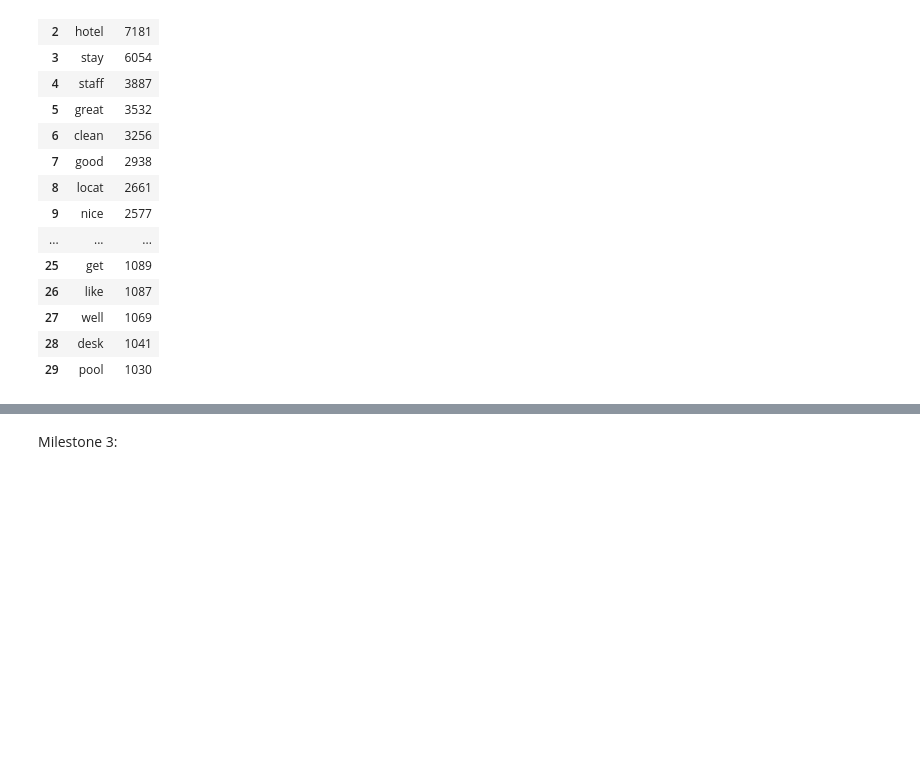
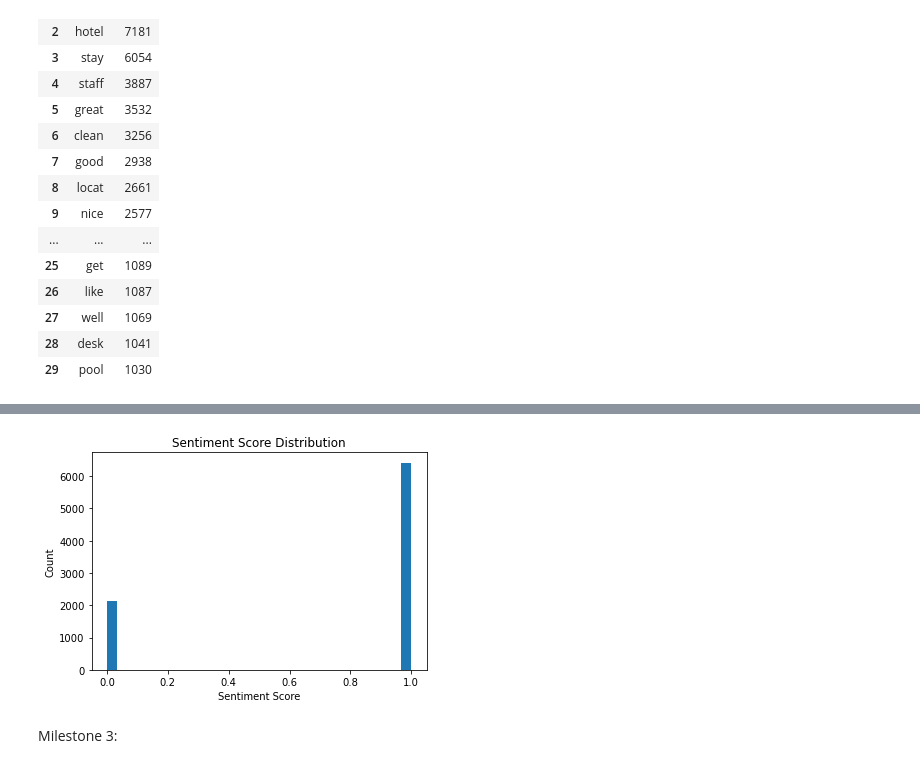
Before and after one commit to nekeitrius/Hotel-Reviews, a Jupyter notebook: Hotel_reviews.ipynb, the cells around one changed output, grey strips where cells are left out. Drawn from its saved outputs; the diff is of its cells as text; code cells hidden in the pictures; blank space fills up the shorter version.

```diff
--- a/Hotel_reviews.ipynb
+++ b/Hotel_reviews.ipynb
@@ -326,3 +326,28 @@ freq_df[0:30]
 | 27 | well | 1069 |
 | 28 | desk | 1041 |
 | 29 | pool | 1030 |
+# %%
+from sklearn.feature_extraction.text import CountVectorizer
+from sklearn.decomposition import LatentDirichletAllocation
+
+# Feature Engineering: Extracting Topics using Latent Dirichlet Allocation (LDA)
+vectorizer = CountVectorizer(max_features=1000, max_df=0.95)
+X = vectorizer.fit_transform(df['reviews'])
+
+lda = LatentDirichletAllocation(n_components=5, random_state=42)
+topics = lda.fit_transform(X)
+
+df['topic'] = topics.argmax(axis=1)
+# %%
+from nltk.sentiment.vader import SentimentIntensityAnalyzer
+
+# Sentiment Analysis using VADER
+nltk.download('vader_lexicon')
+analyzer = nltk.sentiment.SentimentIntensityAnalyzer()
+
+def get_sentiment_score(text):
+    return analyzer.polarity_scores(text)['compound']
+
+df['sentiment_scores'] = df['reviews'].apply(get_sentiment_score)
+
+df['rounded_sentiment'] = np.where(df['sentiment_scores'] >= 0.5, 1, 0).astype(int)
@@ -329,3 +394,12 @@ freq_df[0:30]
+# %%
+# Sentiment Distribution Plot
+plt.hist(df['rounded_sentiment'], bins=30)
+plt.xlabel('Sentiment Score')
+plt.ylabel('Count')
+plt.title('Sentiment Score Distribution')
+plt.show()
+# %% [output]
+[figure, added]
 # %% [markdown]
 Milestone 3:
 # %%
```
Also changed, not shown: parts of 21 cells of this notebook.
